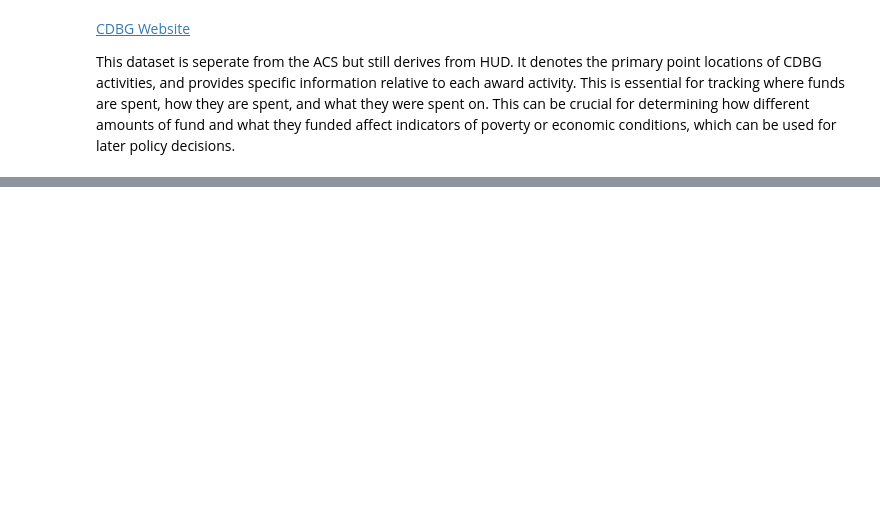
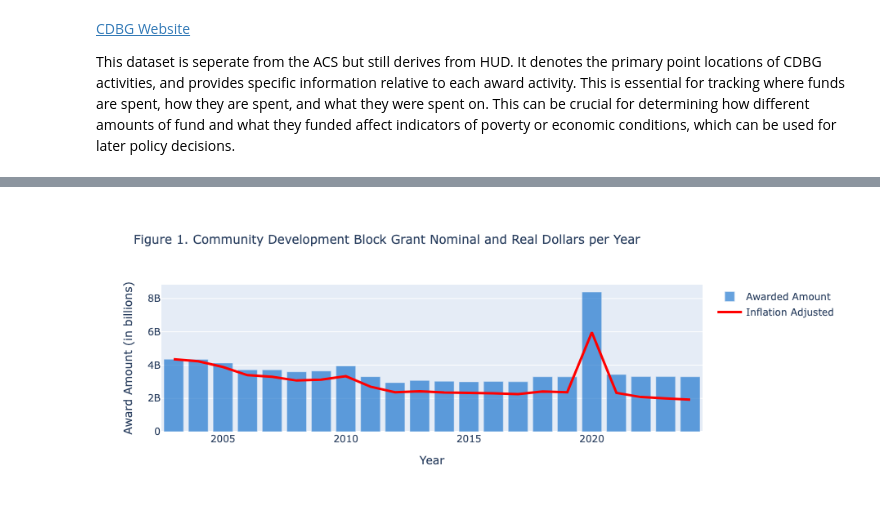
Before and after one commit to dompez/DATA-101-FInal-Project, a Jupyter notebook: Master Notebook.ipynb, the cells around one changed output, grey strips where cells are left out. Drawn from its saved outputs; the diff is of its cells as text; code cells hidden in the pictures; blank space fills up the shorter version.

```diff
--- a/Master Notebook.ipynb
+++ b/Master Notebook.ipynb
@@ -114,0 +153,48 @@ show(df_CDBG)
+# %%
+df_CDBG_Award_fig1 = df_CDBG_Award.copy()
+
+#Select columns
+df_CDBG_Award_fig1 = df_CDBG_Award_fig1[['Year','Award Amount']]
+
+#Create dataframe featuring CPI per year
+CPI_data = {
+          'Year':[2003,2004,2005,2006,2007,2008,2009,2010,2011,2012,2013,2014,2015,2016,2017,2018,2019,2020,2021,2022,2023,2024],
+          'Annual CPI':[184.0,188.9,195.3,201.6,207.3,215.3,214.5,218.1,224.9,229.6,233.0,236.7,237,240,245.1,251.1,255.7,258.8,271,292.7,304.7,314.4]
+          }
+df_CPI = pd.DataFrame(CPI_data)
+
+#Modify dataframe to include adjusted amounts
+df_CDBG_Awards_sum = df_CDBG_Award_fig1.groupby('Year')['Award Amount'].sum().reset_index()
+df_awards_merged = pd.merge(df_CDBG_Awards_sum, df_CPI, on = 'Year', how = 'left')
+df_awards_merged['Award Amount (Real Dollars)'] = df_awards_merged['Award Amount'] * (184 / df_awards_merged['Annual CPI'])
+
+# Create the histogram trace
+bar_chart = go.Bar(
+    x = df_CDBG_Awards_sum['Year'],
+    y = df_CDBG_Awards_sum['Award Amount'],
+    name = "Awarded Amount",
+    marker=dict(color='rgba(0, 100, 200, 0.6)')
+)
+
+# Create the line plot trace
+line_plot = go.Scatter(
+    x = df_awards_merged['Year'],
+    y = df_awards_merged['Award Amount (Real Dollars)'],
+    mode = 'lines',
+    name = "Inflation Adjusted",
+    line=dict(color='red', width=3)
+    )
+
+fig1 = go.Figure(data=[bar_chart, line_plot])
+
+fig1.update_layout(
+    title=" Figure 1. Community Development Block Grant Nominal and Real Dollars per Year",
+    xaxis_title="Year",
+    yaxis_title="Award Amount (in billions)",
+    title_font = dict(size = 15),
+    barmode='overlay'
+    )
+
+fig1.show()
+# %% [output]
+[figure, added]
```
Also changed, not shown: parts of 33 cells of this notebook, 2 other files.
